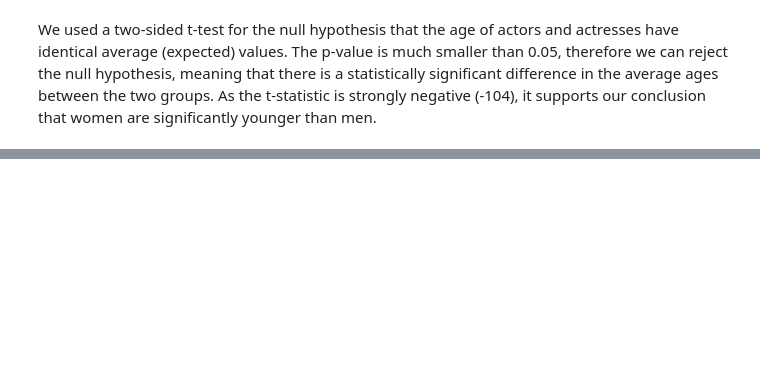
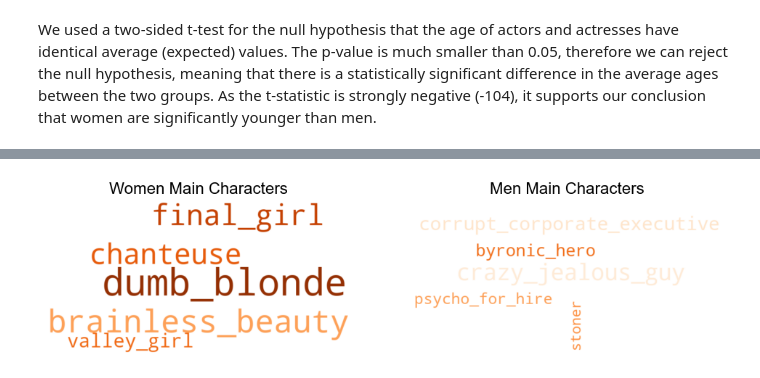
Before and after one commit to epfl-ada/ada-2023-project-teamcajare2023, a Jupyter notebook: P2.ipynb, the cells around one changed output, grey strips where cells are left out. Cells and saved outputs as stored; diff of their text form; code cells hidden in the pictures; blank space fills up the shorter version.

```diff
--- a/P2.ipynb
+++ b/P2.ipynb
@@ -155,0 +231,28 @@ We used a two-sided t-test for the null hypothesis that the age of actors and ac
+# %%
+chartype_cmu = cmu.merge(chartypes, how='right', on=['FreebaseActorMapID', 'MovieName'])
+chartype_women = chartype_cmu.loc[chartype_cmu['Gender']=='F'].copy(deep=True)
+chartype_men = chartype_cmu.loc[chartype_cmu['Gender']=='M'].copy(deep=True)
+# %%
+women_counts = chartype_women['CharType'].value_counts().head(5)
+men_counts = chartype_men['CharType'].value_counts().head(5)
+# %%
+# Create WordClouds for women and men
+women_wordcloud = WordCloud(width=800, height=400, background_color="white", colormap="Oranges").generate_from_frequencies(women_counts)
+men_wordcloud = WordCloud(width=800, height=400, background_color="white", colormap="Oranges").generate_from_frequencies(men_counts)
+
+# Plotting the WordClouds
+plt.figure(figsize=(12, 6))
+
+plt.subplot(1, 2, 1)
+plt.imshow(women_wordcloud, interpolation="bilinear")
+plt.title("Women Main Characters", color="black", fontsize=16)
+plt.axis("off")
+
+plt.subplot(1, 2, 2)
+plt.imshow(men_wordcloud, interpolation="bilinear")
+plt.title("Men Main Characters", color="black", fontsize=16)
+plt.axis("off")
+
+plt.show()
+# %% [output]
+[figure, added]
```
Also changed, not shown: parts of 13 cells of this notebook.
